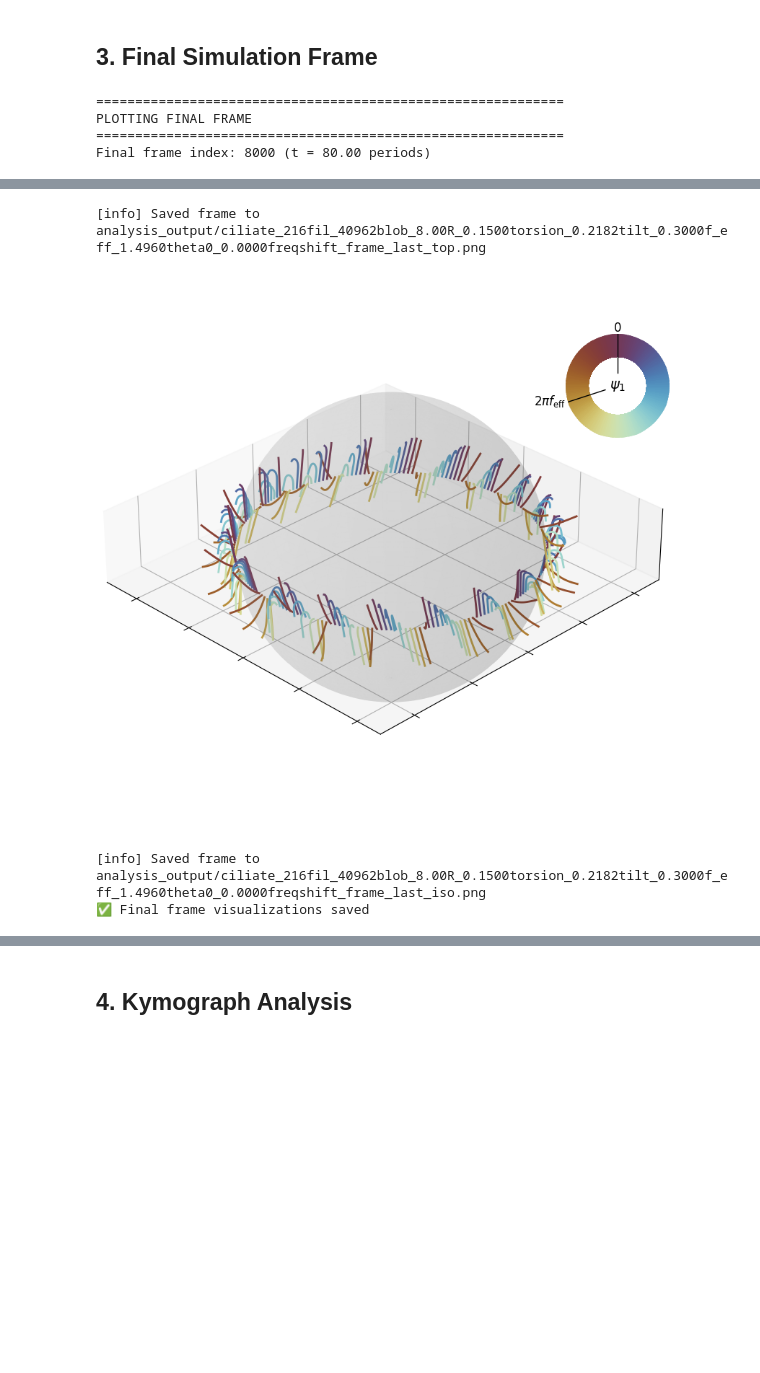
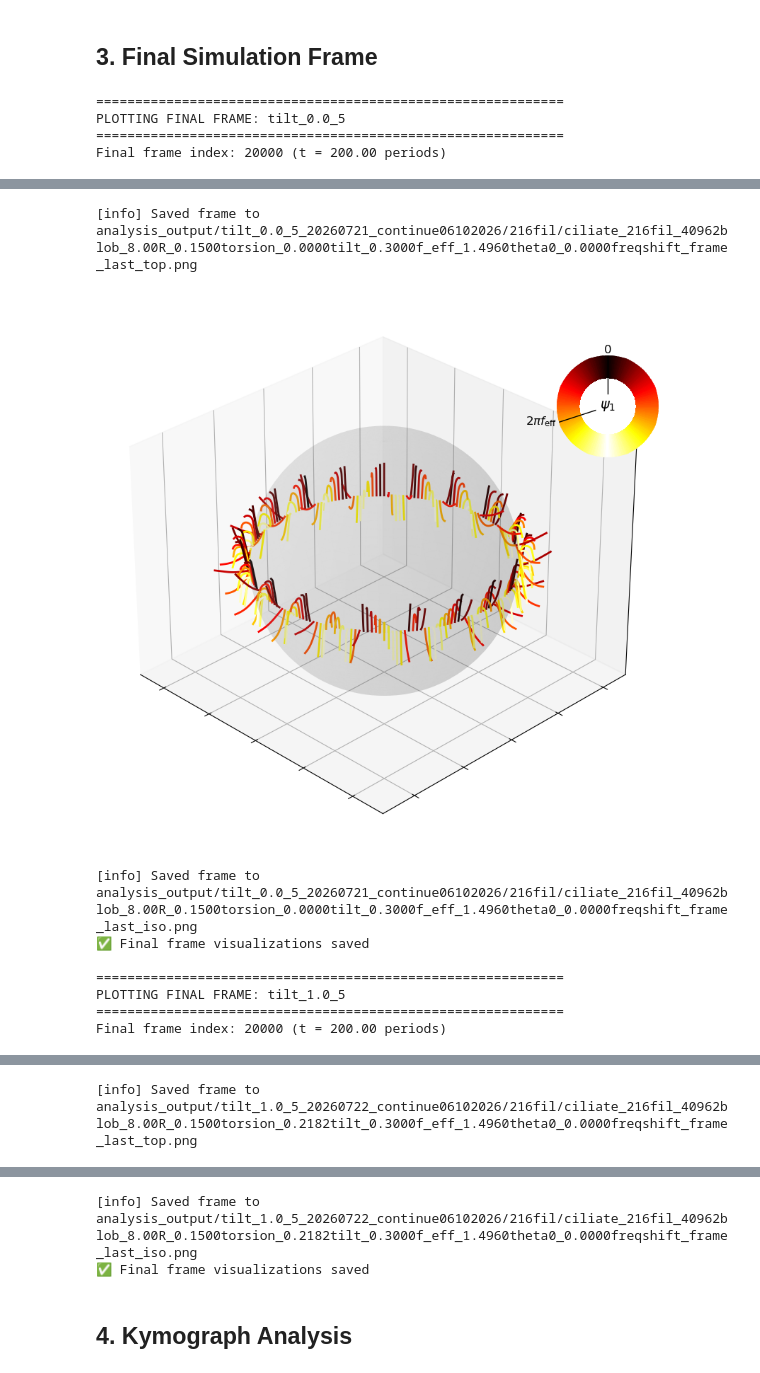
Before and after one commit to Biofluid-Dynamics-Group/cuda-filaments, a Jupyter notebook: analysis/single_sim_analysis.ipynb, the cells around one changed output, grey strips where cells are left out. Cells and saved outputs as stored; diff of their text form; code cells hidden in the pictures; blank space fills up the shorter version.

```diff
--- a/analysis/single_sim_analysis.ipynb
+++ b/analysis/single_sim_analysis.ipynb
@@ -101,37 +195,43 @@ PLOTTING BLOB POSITIONS (Isometric View)
 ## 3. Final Simulation Frame
 # %%
 # Plot the final frame (last timestep)
-print("\n" + "=" * 60)
-print("PLOTTING FINAL FRAME")
-print("=" * 60)
-print(f"Final frame index: {sim.phases.shape[0]-1} (t = {sim.times[-1]:.2f} periods)")
+for case_name, sim in sims.items():
+    sim_path = sim_paths[case_name]
+    print("\n" + "=" * 60)
+    print(f"PLOTTING FINAL FRAME: {case_name}")
+    print("=" * 60)
+    print(f"Final frame index: {sim.phases.shape[0]-1} (t = {sim.times[-1]:.2f} periods)")
 
-# Top-down view
-fig_final_top, ax_final_top = plot_frame(
-    sim_path,
-    sim=sim,
-    frame="last",
-    view="top",
-    color_by_phase=True,
-    show=True,
-    save=True
-)
-plt.close(fig_final_top)
+    # Top-down view
+    fig_final_top, ax_final_top = plot_frame(
+        sim_path,
+        sim=sim,
+        frame="last",
+        view="top",
+        color_by_phase=True,
+        cmap=phase_cmap,
+        show=True,
+        save=True,
+        extra_folder=out_subdirs[case_name]
+    )
+    plt.close(fig_final_top)
 
-# Isometric view
-fig_final_iso, ax_final_iso = plot_frame(
-    sim_path,
-    sim=sim,
-    frame="last",
-    view="iso",
-    color_by_phase=True,
-    show=True,
-    save=True
-)
-plt.close(fig_final_iso)
-print("✅ Final frame visualizations saved")
+    # Isometric view
+    fig_final_iso, ax_final_iso = plot_frame(
+        sim_path,
+        sim=sim,
+        frame="last",
+        view="iso",
+        color_by_phase=True,
+        cmap=phase_cmap,
+        show=True,
+        save=True,
+        extra_folder=out_subdirs[case_name]
+    )
+    plt.close(fig_final_iso)
+    print("✅ Final frame visualizations saved")
 # %% [output]
 ============================================================
-PLOTTING FINAL FRAME
+PLOTTING FINAL FRAME: tilt_0.0_5
 ============================================================
-Final frame index: 8000 (t = 80.00 periods)
+Final frame index: 20000 (t = 200.00 periods)
@@ -139,4 +239,9 @@ Final frame index: 8000 (t = 80.00 periods)
-[info] Saved frame to analysis_output/ciliate_216fil_40962blob_8.00R_0.1500torsion_0.2182tilt_0.3000f_eff_1.4960theta0_0.0000freqshift_frame_last_top.png
+[info] Saved frame to analysis_output/tilt_0.0_5_20260721_continue06102026/216fil/ciliate_216fil_40962blob_8.00R_0.1500torsion_0.0000tilt_0.3000f_eff_1.4960theta0_0.0000freqshift_frame_last_top.png
-[figure, old version]
+[figure, new version]
-[info] Saved frame to analysis_output/ciliate_216fil_40962blob_8.00R_0.1500torsion_0.2182tilt_0.3000f_eff_1.4960theta0_0.0000freqshift_frame_last_iso.png
+[info] Saved frame to analysis_output/tilt_0.0_5_20260721_continue06102026/216fil/ciliate_216fil_40962blob_8.00R_0.1500torsion_0.0000tilt_0.3000f_eff_1.4960theta0_0.0000freqshift_frame_last_iso.png
 ✅ Final frame visualizations saved
+
+============================================================
+PLOTTING FINAL FRAME: tilt_1.0_5
+============================================================
+Final frame index: 20000 (t = 200.00 periods)
@@ -142,0 +249 @@ Final frame index: 8000 (t = 80.00 periods)
+[info] Saved frame to analysis_output/tilt_1.0_5_20260722_continue06102026/216fil/ciliate_216fil_40962blob_8.00R_0.1500torsion_0.2182tilt_0.3000f_eff_1.4960theta0_0.0000freqshift_frame_last_top.png
@@ -143,3 +251,5 @@ Final frame index: 8000 (t = 80.00 periods)
+[info] Saved frame to analysis_output/tilt_1.0_5_20260722_continue06102026/216fil/ciliate_216fil_40962blob_8.00R_0.1500torsion_0.2182tilt_0.3000f_eff_1.4960theta0_0.0000freqshift_frame_last_iso.png
+✅ Final frame visualizations saved
 # %% [markdown]
 ## 4. Kymograph Analysis
 # %%
```
Also changed, not shown: parts of 9 cells of this notebook, 1 other file.
